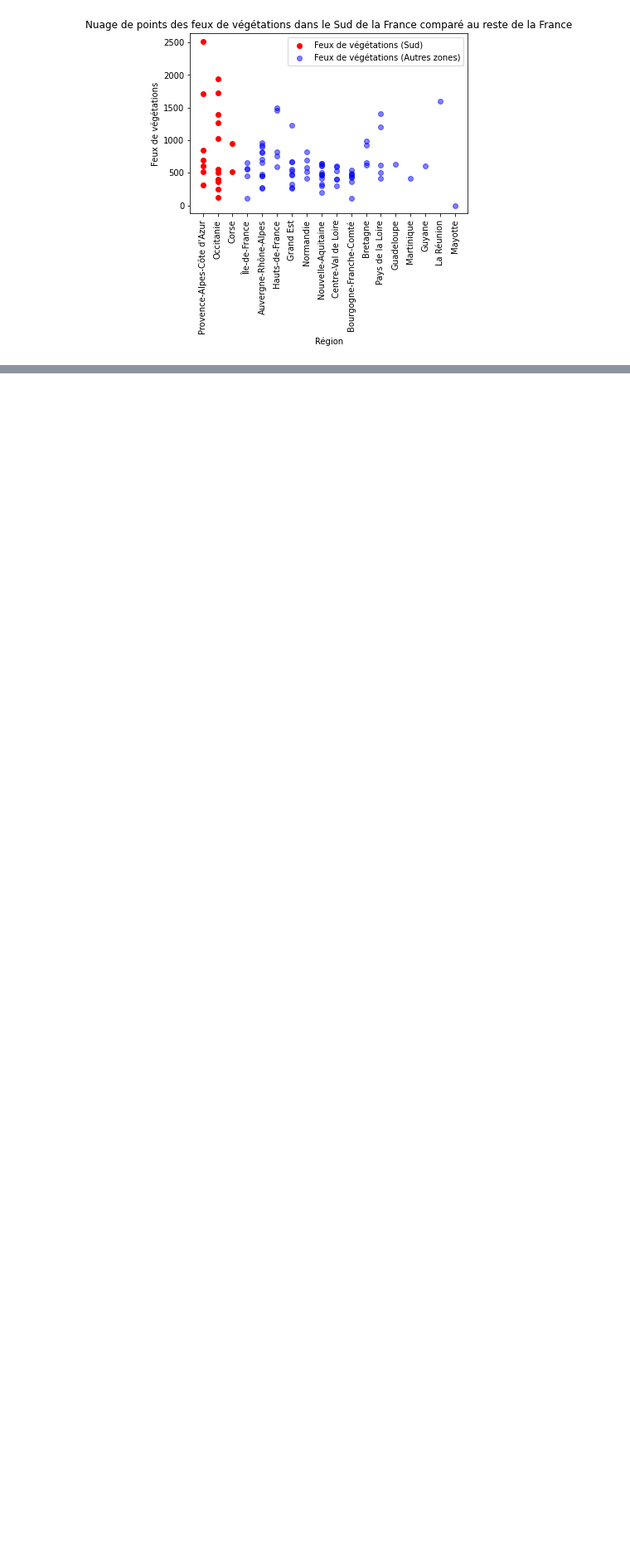
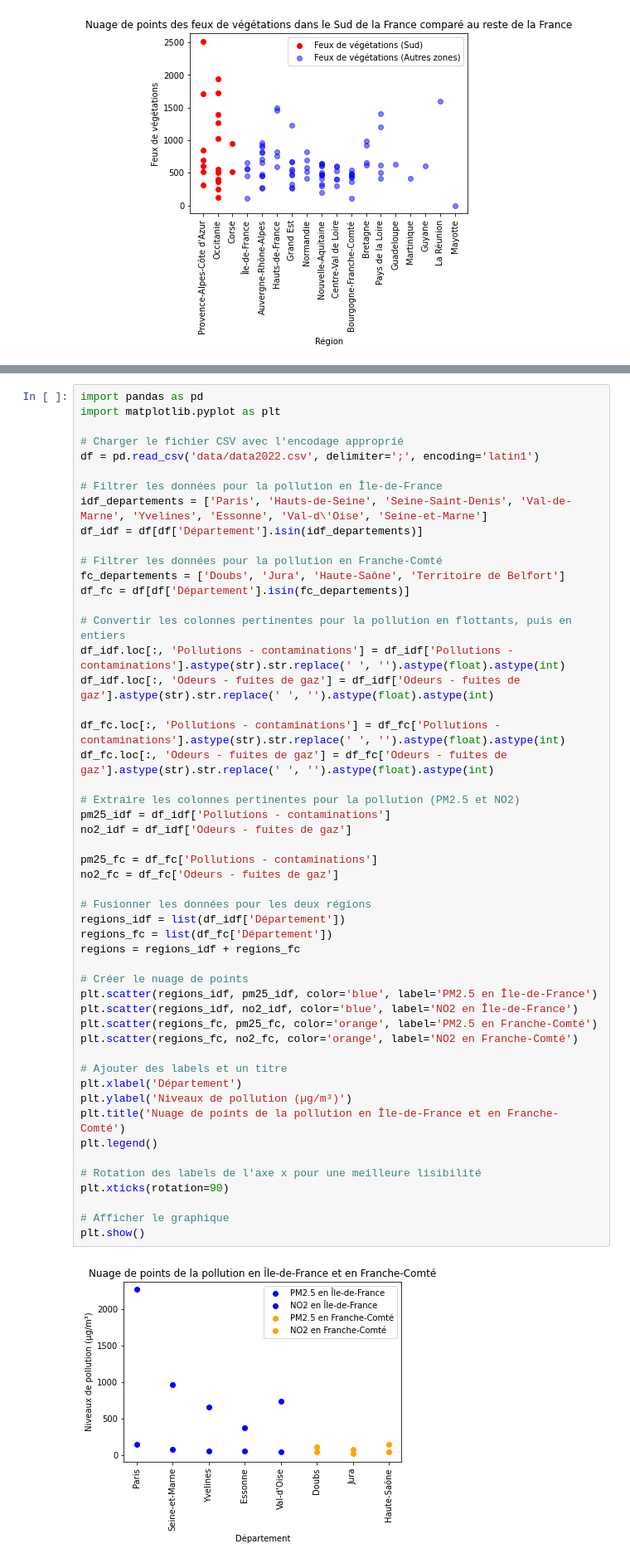
Before and after one commit to Clement-Szewczyk/L3SDN_Projet_Proba, a Jupyter notebook: Projet.ipynb, the cells around one changed output, grey strips where cells are left out. Shown at 83% size. Cells and saved outputs as stored; diff of their text form; blank space fills up the shorter version.

```diff
--- a/Projet.ipynb
+++ b/Projet.ipynb
@@ -477,3 +440,56 @@ plt.show()
+# %%
+import pandas as pd
+import matplotlib.pyplot as plt
+
+# Charger le fichier CSV avec l'encodage approprié
+df = pd.read_csv('data/data2022.csv', delimiter=';', encoding='latin1')
+
+# Filtrer les données pour la pollution en Île-de-France
+idf_departements = ['Paris', 'Hauts-de-Seine', 'Seine-Saint-Denis', 'Val-de-Marne', 'Yvelines', 'Essonne', 'Val-d\'Oise', 'Seine-et-Marne']
+df_idf = df[df['Département'].isin(idf_departements)]
+
+# Filtrer les données pour la pollution en Franche-Comté
+fc_departements = ['Doubs', 'Jura', 'Haute-Saône', 'Territoire de Belfort']
+df_fc = df[df['Département'].isin(fc_departements)]
+
+# Convertir les colonnes pertinentes pour la pollution en flottants, puis en entiers
+df_idf.loc[:, 'Pollutions - contaminations'] = df_idf['Pollutions - contaminations'].astype(str).str.replace(' ', '').astype(float).astype(int)
+df_idf.loc[:, 'Odeurs - fuites de gaz'] = df_idf['Odeurs - fuites de gaz'].astype(str).str.replace(' ', '').astype(float).astype(int)
+
+df_fc.loc[:, 'Pollutions - contaminations'] = df_fc['Pollutions - contaminations'].astype(str).str.replace(' ', '').astype(float).astype(int)
+df_fc.loc[:, 'Odeurs - fuites de gaz'] = df_fc['Odeurs - fuites de gaz'].astype(str).str.replace(' ', '').astype(float).astype(int)
+
+# Extraire les colonnes pertinentes pour la pollution (PM2.5 et NO2)
+pm25_idf = df_idf['Pollutions - contaminations']
+no2_idf = df_idf['Odeurs - fuites de gaz']
+
+pm25_fc = df_fc['Pollutions - contaminations']
+no2_fc = df_fc['Odeurs - fuites de gaz']
+
+# Fusionner les données pour les deux régions
+regions_idf = list(df_idf['Département'])
+regions_fc = list(df_fc['Département'])
+regions = regions_idf + regions_fc
+
+# Créer le nuage de points
+plt.scatter(regions_idf, pm25_idf, color='blue', label='PM2.5 en Île-de-France')
+plt.scatter(regions_idf, no2_idf, color='blue', label='NO2 en Île-de-France')
+plt.scatter(regions_fc, pm25_fc, color='orange', label='PM2.5 en Franche-Comté')
+plt.scatter(regions_fc, no2_fc, color='orange', label='NO2 en Franche-Comté')
+
+# Ajouter des labels et un titre
+plt.xlabel('Département')
+plt.ylabel('Niveaux de pollution (µg/m³)')
+plt.title('Nuage de points de la pollution en Île-de-France et en Franche-Comté')
+plt.legend()
+
+# Rotation des labels de l'axe x pour une meilleure lisibilité
+plt.xticks(rotation=90)
+
+# Afficher le graphique
+plt.show()
+# %% [output]
+[figure, added]
 # %%
 # Filtrer les données pour la région Auvergne-Rhône-Alpes
 df_auvergne_rhone_alpes = df[df['Région'] == 'Auvergne-Rhône-Alpes']
```
Also changed, not shown: parts of 5 cells of this notebook.
